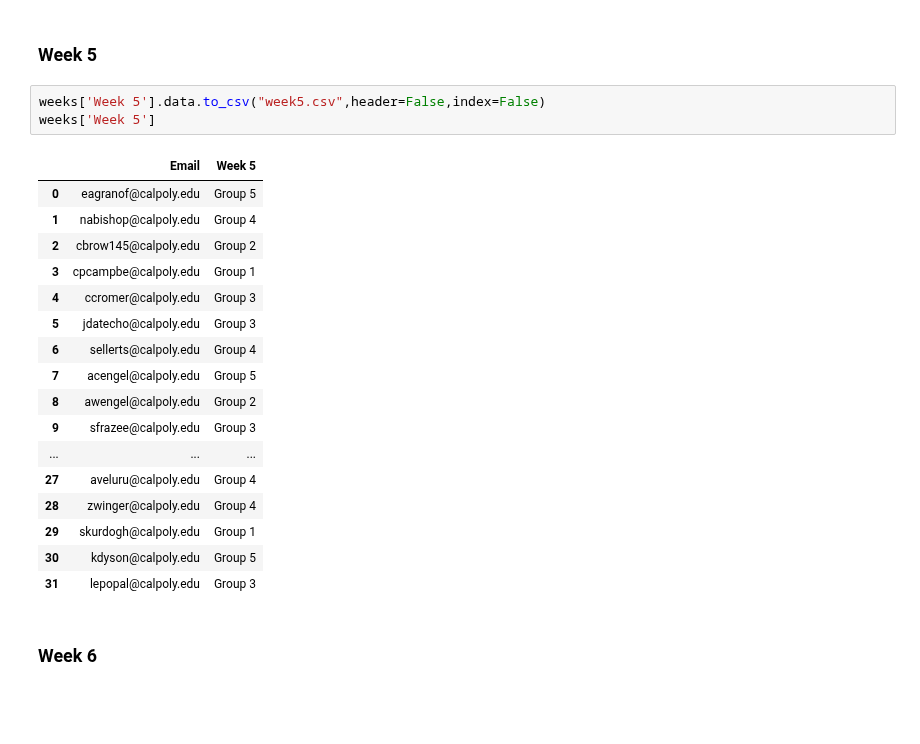
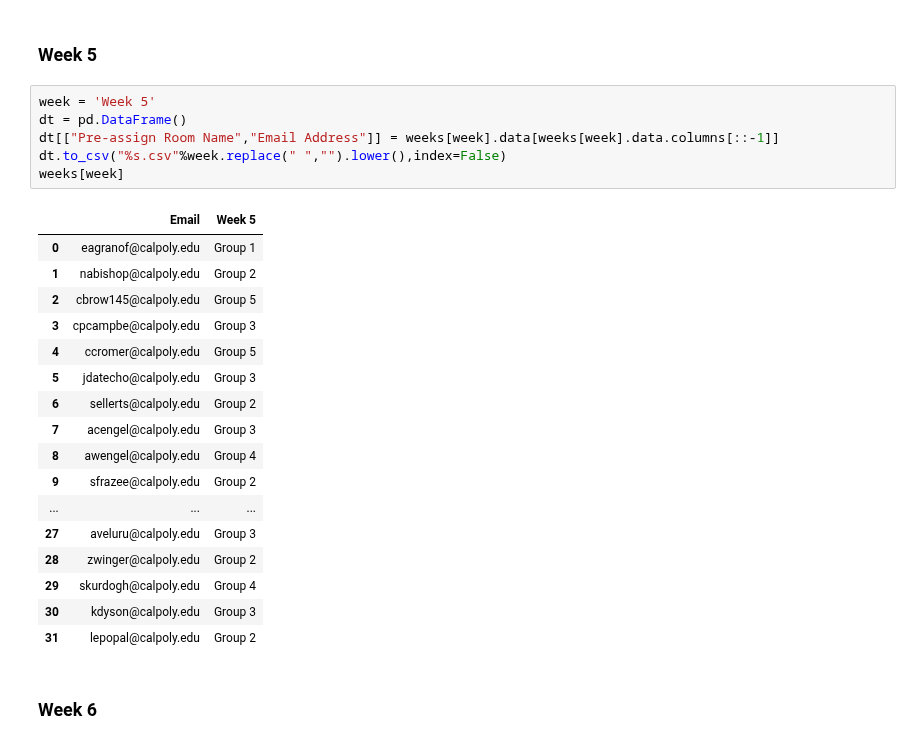
Before and after one commit to anderson-github-classroom/csc-448-student, a Jupyter notebook: groups/Assignments.ipynb, the cells around one changed output. Saved outputs shown, nothing was run; the diff lists cells and outputs as text; blank space fills up the shorter version.

```diff
--- a/groups/Assignments.ipynb
+++ b/groups/Assignments.ipynb
@@ -143,26 +143,29 @@ weeks[week]
 | 31 | lepopal@calpoly.edu | Group 3 |
 # %% [markdown]
 ### Week 5
-# %%
-weeks['Week 5'].data.to_csv("week5.csv",header=False,index=False)
-weeks['Week 5']
-# %% [output]
-|  | Email | Week 5 |
-| 0 | eagranof@calpoly.edu | Group 5 |
-| 1 | nabishop@calpoly.edu | Group 4 |
-| 2 | cbrow145@calpoly.edu | Group 2 |
-| 3 | cpcampbe@calpoly.edu | Group 1 |
-| 4 | ccromer@calpoly.edu | Group 3 |
-| 5 | jdatecho@calpoly.edu | Group 3 |
-| 6 | sellerts@calpoly.edu | Group 4 |
-| 7 | acengel@calpoly.edu | Group 5 |
-| 8 | awengel@calpoly.edu | Group 2 |
-| 9 | sfrazee@calpoly.edu | Group 3 |
-| ... | ... | ... |
-| 27 | aveluru@calpoly.edu | Group 4 |
-| 28 | zwinger@calpoly.edu | Group 4 |
-| 29 | skurdogh@calpoly.edu | Group 1 |
-| 30 | kdyson@calpoly.edu | Group 5 |
-| 31 | lepopal@calpoly.edu | Group 3 |
+# %%
+week = 'Week 5'
+dt = pd.DataFrame()
+dt[["Pre-assign Room Name","Email Address"]] = weeks[week].data[weeks[week].data.columns[::-1]]
+dt.to_csv("%s.csv"%week.replace(" ","").lower(),index=False)
+weeks[week]
+# %% [output]
+|  | Email | Week 5 |
+| 0 | eagranof@calpoly.edu | Group 1 |
+| 1 | nabishop@calpoly.edu | Group 2 |
+| 2 | cbrow145@calpoly.edu | Group 5 |
+| 3 | cpcampbe@calpoly.edu | Group 3 |
+| 4 | ccromer@calpoly.edu | Group 5 |
+| 5 | jdatecho@calpoly.edu | Group 3 |
+| 6 | sellerts@calpoly.edu | Group 2 |
+| 7 | acengel@calpoly.edu | Group 3 |
+| 8 | awengel@calpoly.edu | Group 4 |
+| 9 | sfrazee@calpoly.edu | Group 2 |
+| ... | ... | ... |
+| 27 | aveluru@calpoly.edu | Group 3 |
+| 28 | zwinger@calpoly.edu | Group 2 |
+| 29 | skurdogh@calpoly.edu | Group 4 |
+| 30 | kdyson@calpoly.edu | Group 3 |
+| 31 | lepopal@calpoly.edu | Group 2 |
 # %% [markdown]
 ### Week 6
```
Also changed, not shown: parts of 8 cells of this notebook, 10 other files.
